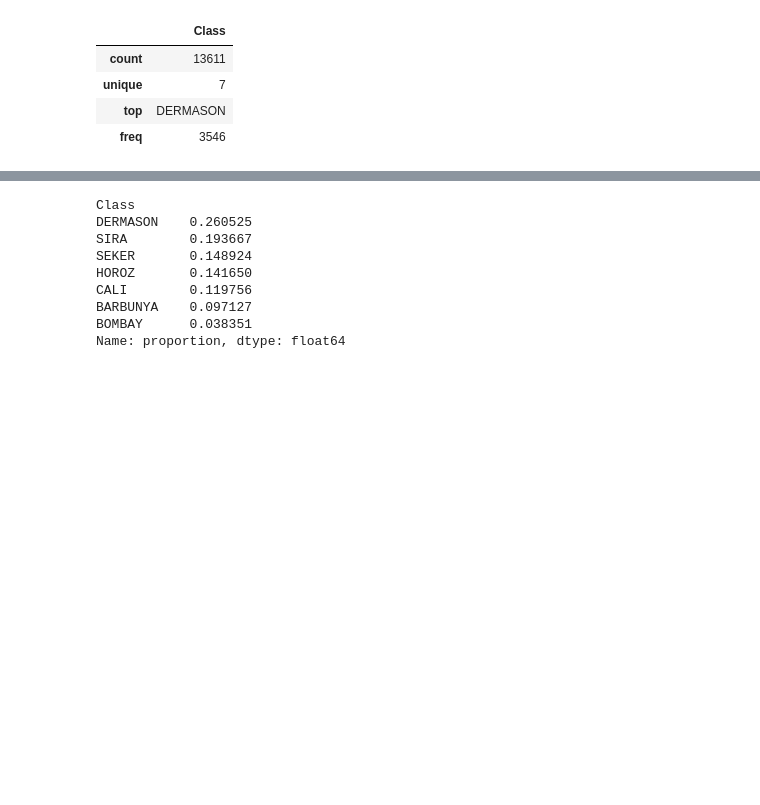
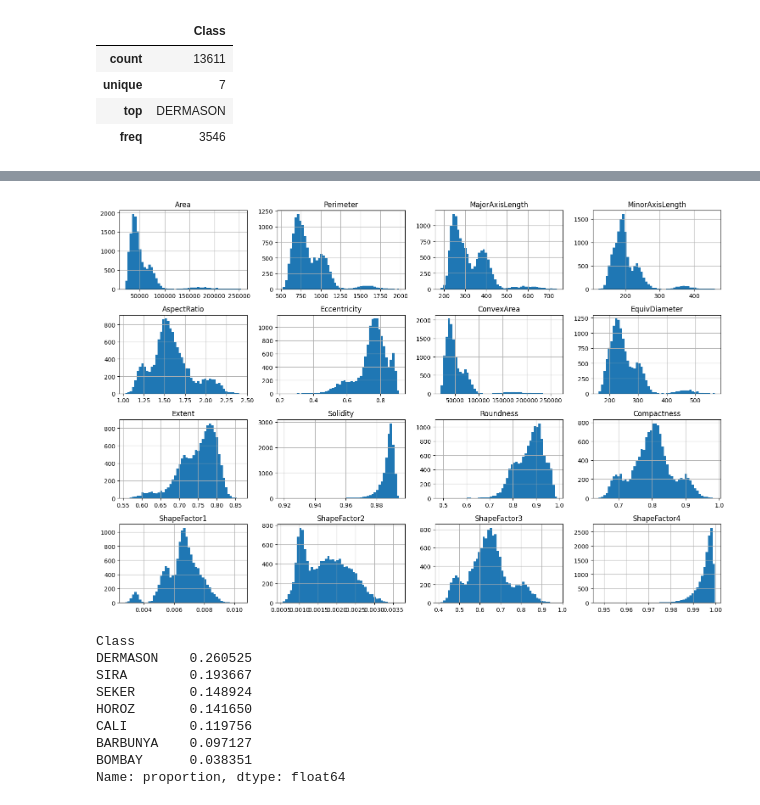
Before and after one commit to JoshNarindra/NECO_Proj, a Jupyter notebook: NECO_project.ipynb, the cells around one changed output, grey strips where cells are left out. Saved outputs shown, nothing was run; the diff lists cells and outputs as text; code cells hidden in the pictures; blank space fills up the shorter version.

Commit message:
Added feature distributions

```diff
--- a/NECO_project.ipynb
+++ b/NECO_project.ipynb
@@ -116,6 +119,13 @@ X.describe()
 | 50% | 44652.000000 | 794.941000 | 296.883367 | 192.431733 | 1.551124 | 0.764441 | 45178.000000 | ... |
 | 75% | 61332.000000 | 977.213000 | 376.495012 | 217.031741 | 1.707109 | 0.810466 | 62294.000000 | ... |
 | max | 254616.000000 | 1985.370000 | 738.860154 | 460.198497 | 2.430306 | 0.911423 | 263261.000000 | ... |
+# %%
+# Feature Distributions Vizualisations
+X.hist(figsize=(15,10), bins=50)
+plt.tight_layout()
+plt.show()
+# %% [output]
+[figure, added]
 # %%
 # Distribution of Target Variable
 (y.value_counts(normalize=True))
```
Also changed, not shown: parts of 5 cells of this notebook.
